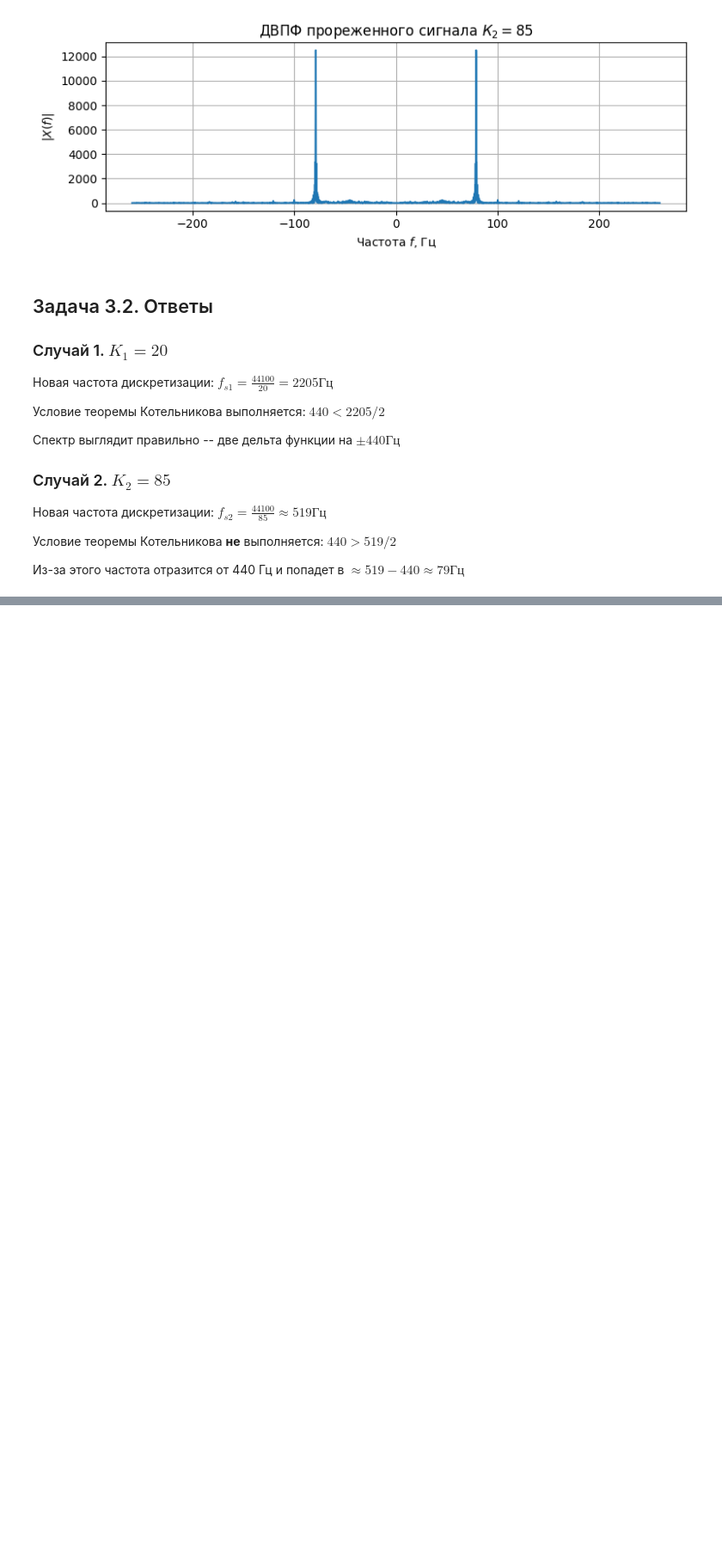
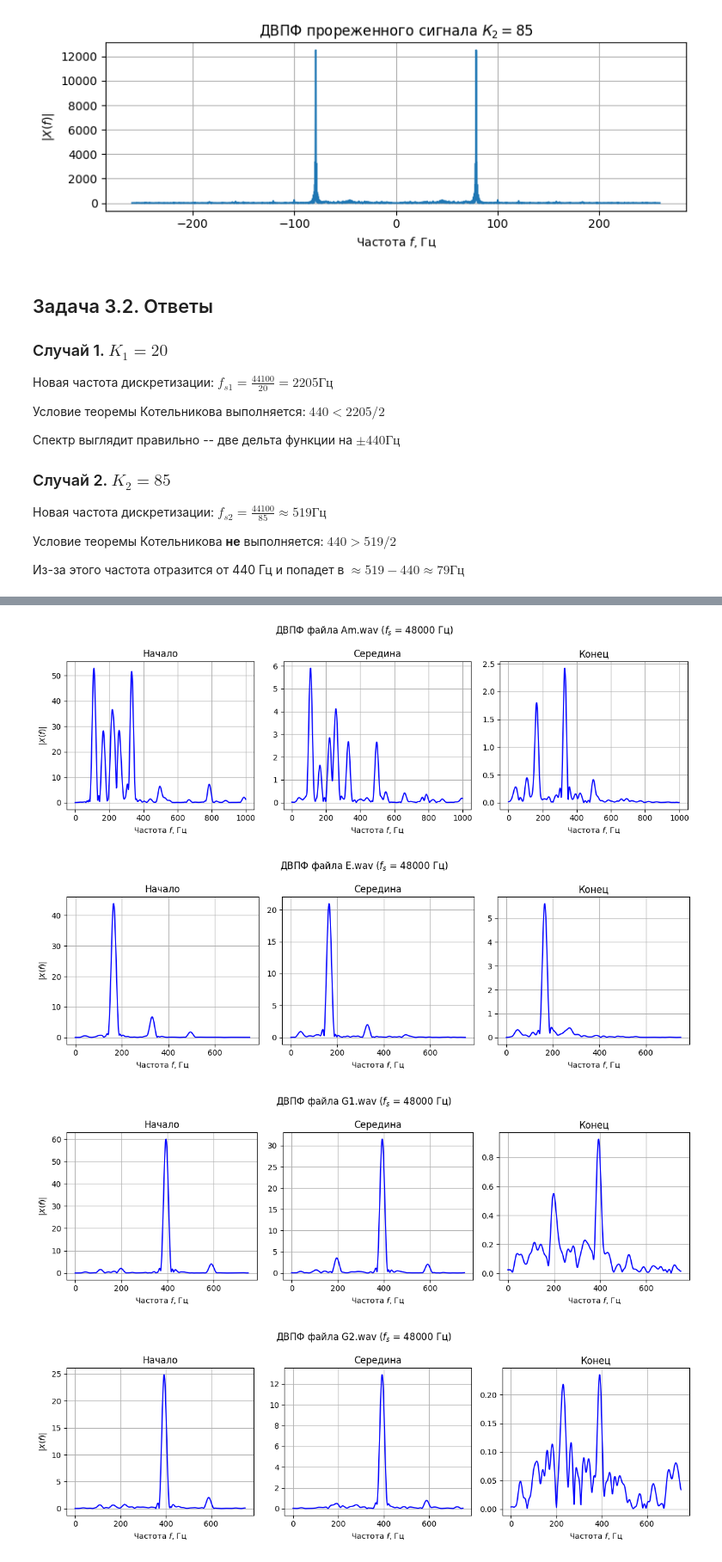
Before and after one commit to nniikon/radiophys, a Jupyter notebook: sampling_of_analog_signals/Lab1_task_Kasparov.ipynb, the cells around one changed output, grey strips where cells are left out. Shown at 86% size. Drawn from its saved outputs; the diff is of its cells as text; code cells hidden in the pictures; blank space fills up the shorter version.

```diff
--- a/sampling_of_analog_signals/Lab1_task_Kasparov.ipynb
+++ b/sampling_of_analog_signals/Lab1_task_Kasparov.ipynb
@@ -1001,0 +1009,54 @@ plt.show()
+# %%
+audio_files = {
+    "Am.wav": 1000,
+    "E.wav": 750,
+    "G1.wav": 750,
+    "G2.wav": 750,
+    "flute.wav": 3000
+}
+window_size = 4096
+
+for filename, max_freq in audio_files.items():
+    fs, data = scipy.io.wavfile.read(filename)
+
+    duration = data.shape[0] / fs
+
+    times = [3.0, duration / 2.0, duration - 1.5]
+    titles = ["Начало", "Середина", "Конец"]
+
+    plt.figure(figsize=[12, 4], dpi=100)
+    plt.suptitle(f"ДВПФ файла {filename} ($f_s$ = {fs} Гц)", fontsize=12)
+
+    for i in range(3):
+        t = times[i]
+
+        start_idx = int(t * fs)
+
+        start_idx = min(start_idx, len(data) - window_size)
+        end_idx = start_idx + window_size
+
+        segment = data[start_idx:end_idx].astype(float)
+        segment = segment * np.hanning(window_size)
+
+        DFTF_plot = DTFT_abs(segment / fs, fs, M=2**15)
+
+        freqs = DFTF_plot[0]
+        spectrum = DFTF_plot[1]
+
+        pos_mask = (freqs >= 0) & (freqs <= max_freq)
+
+        plt.subplot(1, 3, i + 1)
+        plt.plot(freqs[pos_mask], spectrum[pos_mask], "b")
+        plt.title(f"{titles[i]}")
+        plt.xlabel("Частота $f$, Гц")
+        if i == 0:
+            plt.ylabel("$|X(f)|$")
+        plt.grid(True)
+
+    plt.tight_layout()
+    plt.show()
+# %% [output]
+[figure, added]
+[figure, added]
+[figure, added]
+[figure, added]
```
Also changed, not shown: parts of 3 cells of this notebook, 4 other files.
